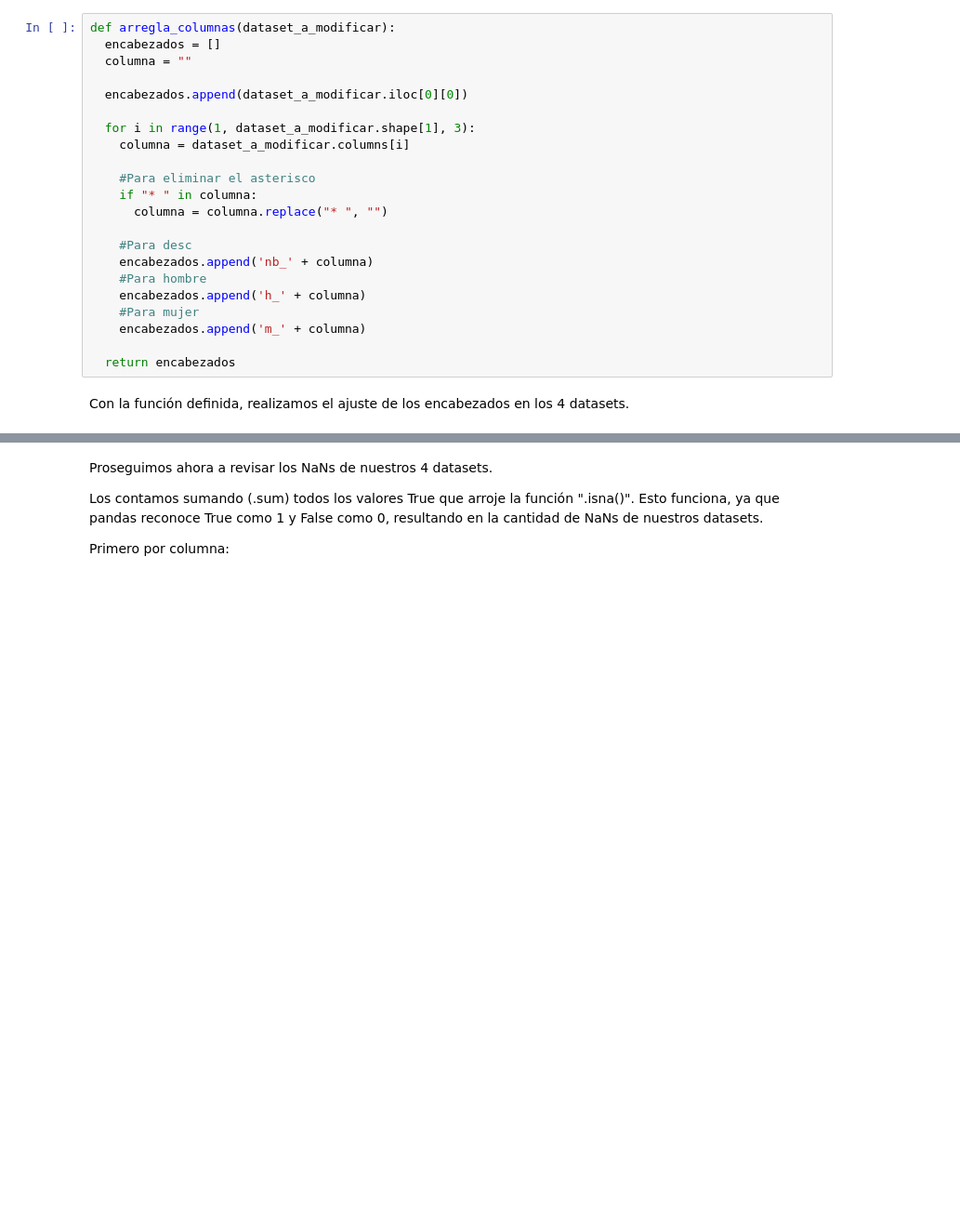
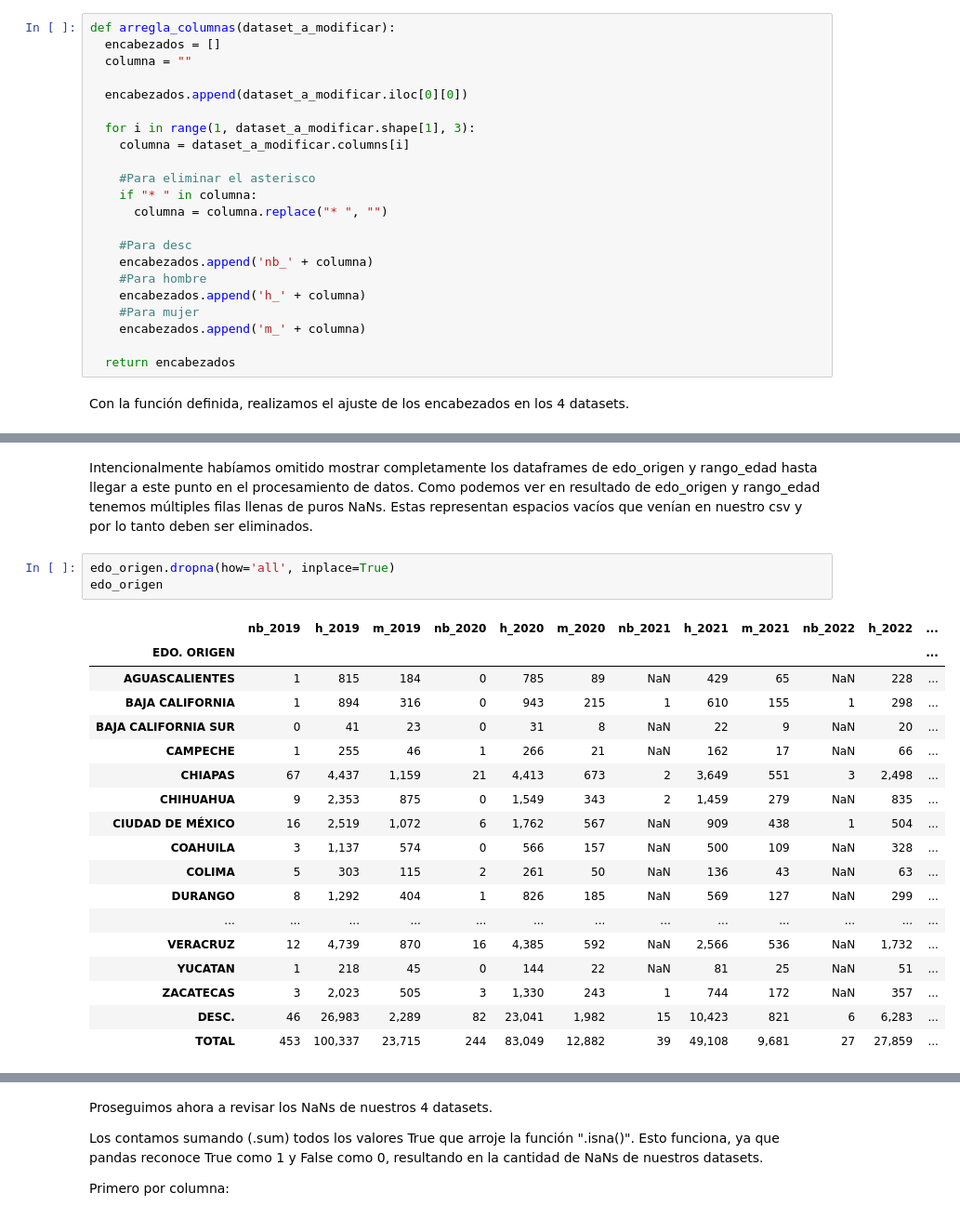
Before and after one commit to JuanMaLR/bedu-equipo4-dataScience-P-FP, a Jupyter notebook: FinalProject.ipynb, the cells around one changed output, grey strips where cells are left out. Shown: that part at 93% size. Drawn from its saved outputs; the diff is of its cells as text; blank space fills up the shorter version.

```diff
--- a/FinalProject.ipynb
+++ b/FinalProject.ipynb
@@ -664,0 +758,25 @@ rango_edad.head(10)
+# %% [markdown]
+Intencionalmente habíamos omitido mostrar completamente los dataframes de edo_origen y rango_edad hasta llegar a este punto en el procesamiento de datos.
+Como podemos ver en resultado de edo_origen y rango_edad tenemos múltiples filas llenas de puros NaNs. Estas representan espacios vacíos que venían en nuestro csv y por lo tanto deben ser eliminados.
+# %%
+edo_origen.dropna(how='all', inplace=True)
+edo_origen
+# %% [output]
+|  | nb_2019 | h_2019 | m_2019 | nb_2020 | h_2020 | m_2020 | nb_2021 | h_2021 | m_2021 | nb_2022 | h_2022 | ... |
+| EDO. ORIGEN |  |  |  |  |  |  |  |  |  |  |  | ... |
+| AGUASCALIENTES | 1 | 815 | 184 | 0 | 785 | 89 | NaN | 429 | 65 | NaN | 228 | ... |
+| BAJA CALIFORNIA | 1 | 894 | 316 | 0 | 943 | 215 | 1 | 610 | 155 | 1 | 298 | ... |
+| BAJA CALIFORNIA SUR | 0 | 41 | 23 | 0 | 31 | 8 | NaN | 22 | 9 | NaN | 20 | ... |
+| CAMPECHE | 1 | 255 | 46 | 1 | 266 | 21 | NaN | 162 | 17 | NaN | 66 | ... |
+| CHIAPAS | 67 | 4,437 | 1,159 | 21 | 4,413 | 673 | 2 | 3,649 | 551 | 3 | 2,498 | ... |
+| CHIHUAHUA | 9 | 2,353 | 875 | 0 | 1,549 | 343 | 2 | 1,459 | 279 | NaN | 835 | ... |
+| CIUDAD DE MÉXICO | 16 | 2,519 | 1,072 | 6 | 1,762 | 567 | NaN | 909 | 438 | 1 | 504 | ... |
+| COAHUILA | 3 | 1,137 | 574 | 0 | 566 | 157 | NaN | 500 | 109 | NaN | 328 | ... |
+| COLIMA | 5 | 303 | 115 | 2 | 261 | 50 | NaN | 136 | 43 | NaN | 63 | ... |
+| DURANGO | 8 | 1,292 | 404 | 1 | 826 | 185 | NaN | 569 | 127 | NaN | 299 | ... |
+| ... | ... | ... | ... | ... | ... | ... | ... | ... | ... | ... | ... | ... |
+| VERACRUZ | 12 | 4,739 | 870 | 16 | 4,385 | 592 | NaN | 2,566 | 536 | NaN | 1,732 | ... |
+| YUCATAN | 1 | 218 | 45 | 0 | 144 | 22 | NaN | 81 | 25 | NaN | 51 | ... |
+| ZACATECAS | 3 | 2,023 | 505 | 3 | 1,330 | 243 | 1 | 744 | 172 | NaN | 357 | ... |
+| DESC. | 46 | 26,983 | 2,289 | 82 | 23,041 | 1,982 | 15 | 10,423 | 821 | 6 | 6,283 | ... |
+| TOTAL | 453 | 100,337 | 23,715 | 244 | 83,049 | 12,882 | 39 | 49,108 | 9,681 | 27 | 27,859 | ... |
```
Also changed, not shown: parts of 42 cells of this notebook.
